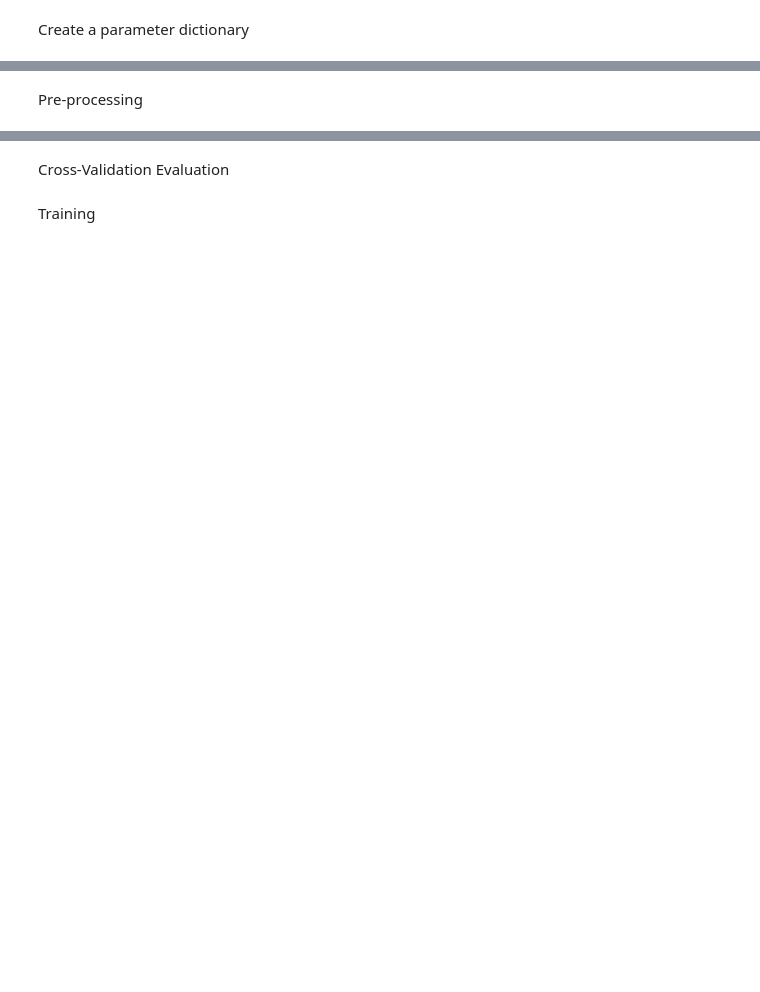
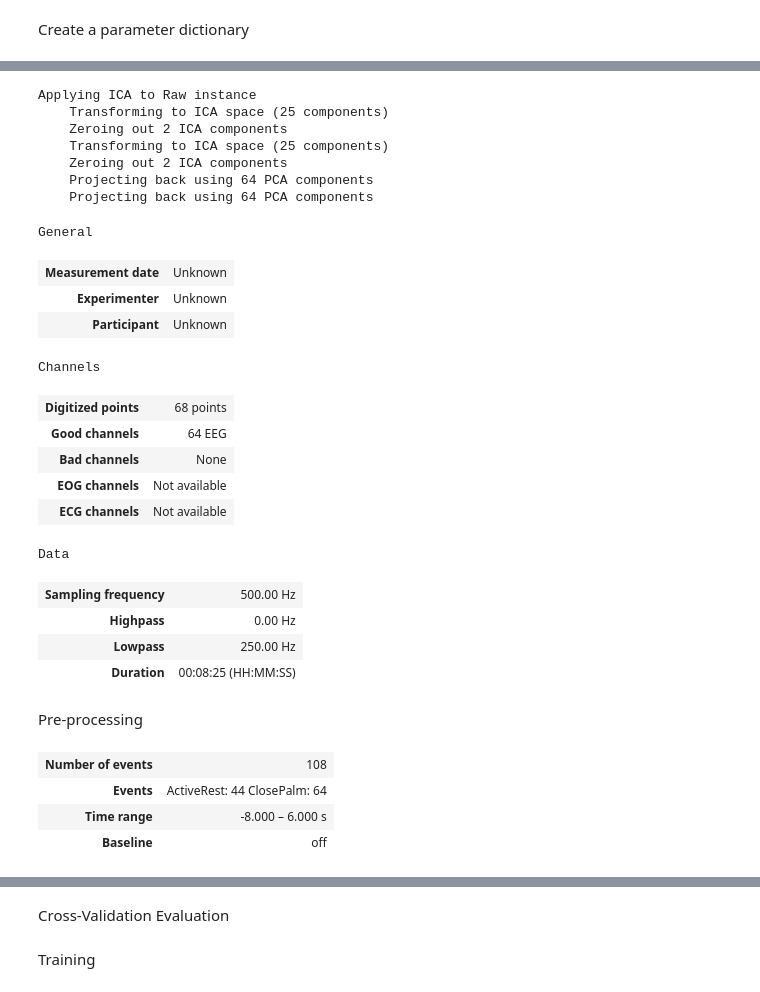
Before and after one commit to Giladsc/3rd_arm_MI, a Jupyter notebook: Main.ipynb, the cells around one changed output, grey strips where cells are left out. Saved outputs shown, nothing was run; the diff lists cells and outputs as text; code cells hidden in the pictures; blank space fills up the shorter version.

```diff
--- a/Main.ipynb
+++ b/Main.ipynb
@@ -289,3 +544,29 @@ No baseline correction applied
+# %%
+raw_clean = raw.copy()
+ica.apply(raw_clean)   # raw_clean is now ICA-cleaned
+# %% [output]
+Applying ICA to Raw instance
+    Transforming to ICA space (25 components)
+    Zeroing out 2 ICA components
+    Transforming to ICA space (25 components)
+    Zeroing out 2 ICA components
+    Projecting back using 64 PCA components
+    Projecting back using 64 PCA components
+General
+| Measurement date | Unknown |
+| Experimenter | Unknown |
+| Participant | Unknown |
+Channels
+| Digitized points | 68 points |
+| Good channels | 64 EEG |
+| Bad channels | None |
+| EOG channels | Not available |
+| ECG channels | Not available |
+Data
+| Sampling frequency | 500.00 Hz |
+| Highpass | 0.00 Hz |
+| Lowpass | 250.00 Hz |
+| Duration | 00:08:25 (HH:MM:SS) |
 # %%
 
 def balance_epochs_by_subsampling(epochs, class_to_subsample='Rating'):
@@ -325,6 +606,13 @@ balanced_epochs = balance_epochs_by_subsampling(epochs, class_to_subsample='Rest
 epochs = balanced_epochs
 # %% [markdown]
 Pre-processing
+# %%
+epochs
+# %% [output]
+| Number of events | 108 |
+| Events | ActiveRest: 44 ClosePalm: 64 |
+| Time range | -8.000 – 6.000 s |
+| Baseline | off |
 # %%
 events = epochs.events
 event_dict = epochs.event_id
```
Also changed, not shown: parts of 22 cells of this notebook.
